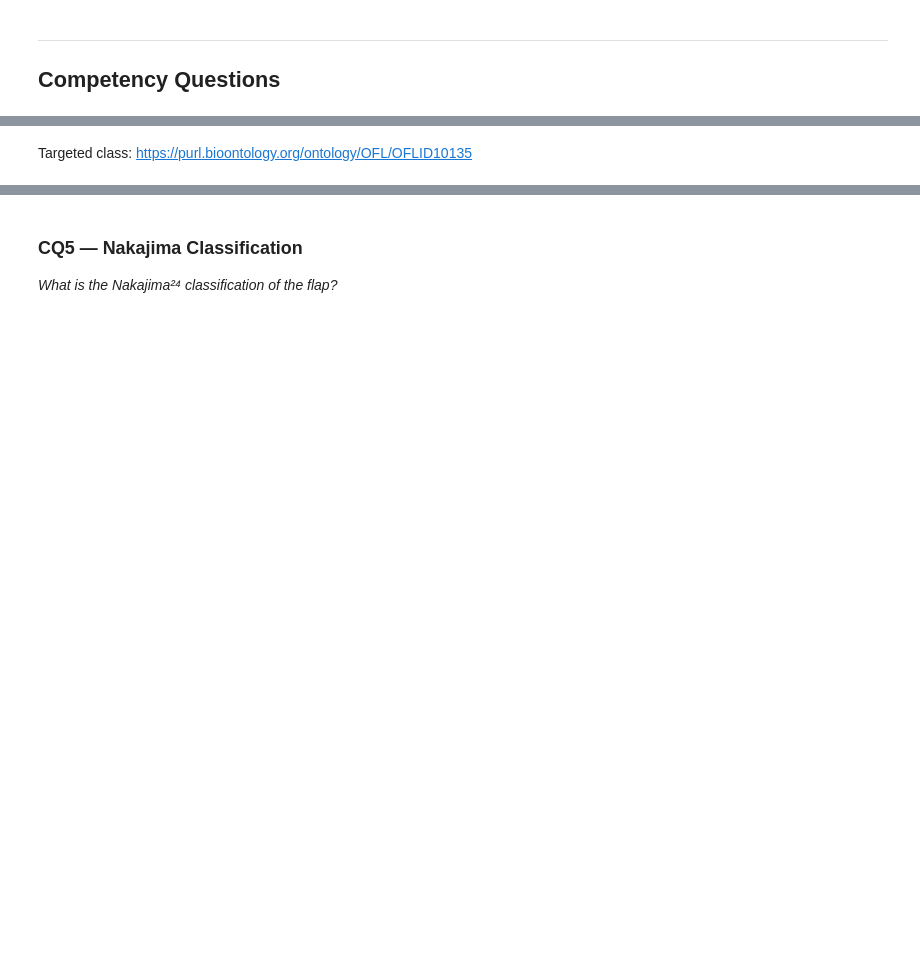
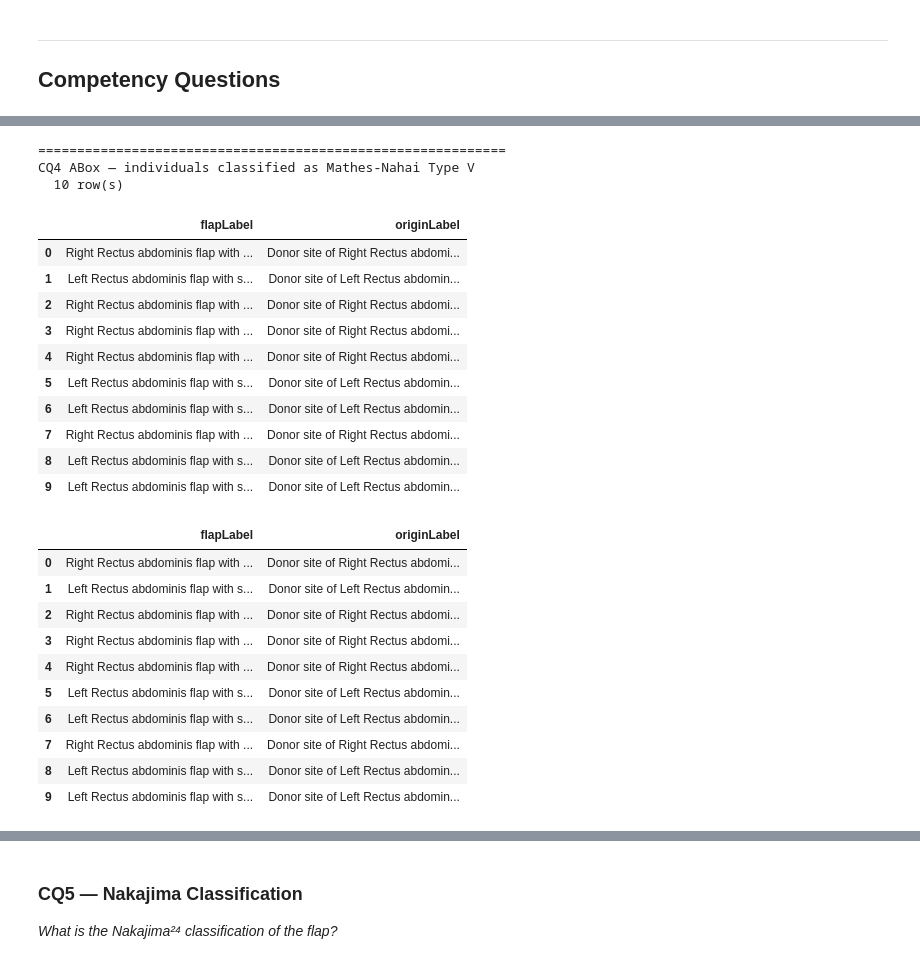
Before and after one commit to Strubbelig/Flap-ontology-project, a Jupyter notebook: notebooks/cq_sparql_queries.ipynb, the cells around one changed output, grey strips where cells are left out. Cells and saved outputs as stored; diff of their text form; code cells hidden in the pictures; blank space fills up the shorter version.

```diff
--- a/notebooks/cq_sparql_queries.ipynb
+++ b/notebooks/cq_sparql_queries.ipynb
@@ -226,12 +263,40 @@ WHERE {
 # %%
-run("""
+_cq4a = """
 SELECT ?flapLabel ?originLabel
 WHERE {
+  VALUES ?cls { CLS }
   ?flap rdf:type owl:NamedIndividual ;
+        rdf:type ?cls ;
         ofl:OFLID12003 ?origin .
   OPTIONAL { ?flap   rdfs:label ?flapLabel }
   OPTIONAL { ?origin rdfs:label ?originLabel }
-} ORDER BY ?flapLabel LIMIT 10
-""", title="CQ4 ABox — generated individuals with anatomical origin (sample)")
+} LIMIT 10
+"""
+run(_cq4a.replace("CLS", _cls_vals(OFL.OFLID10135)),
+    title="CQ4 ABox — individuals classified as Mathes-Nahai Type V")
+# %% [output]
+============================================================
+CQ4 ABox — individuals classified as Mathes-Nahai Type V
+  10 row(s)
+|  | flapLabel | originLabel |
+| 0 | Right Rectus abdominis flap with ... | Donor site of Right Rectus abdomi... |
+| 1 | Left Rectus abdominis flap with s... | Donor site of Left Rectus abdomin... |
+| 2 | Right Rectus abdominis flap with ... | Donor site of Right Rectus abdomi... |
+| 3 | Right Rectus abdominis flap with ... | Donor site of Right Rectus abdomi... |
+| 4 | Right Rectus abdominis flap with ... | Donor site of Right Rectus abdomi... |
+| 5 | Left Rectus abdominis flap with s... | Donor site of Left Rectus abdomin... |
+| 6 | Left Rectus abdominis flap with s... | Donor site of Left Rectus abdomin... |
+| 7 | Right Rectus abdominis flap with ... | Donor site of Right Rectus abdomi... |
+| 8 | Left Rectus abdominis flap with s... | Donor site of Left Rectus abdomin... |
+| 9 | Left Rectus abdominis flap with s... | Donor site of Left Rectus abdomin... |
+|  | flapLabel | originLabel |
+| 0 | Right Rectus abdominis flap with ... | Donor site of Right Rectus abdomi... |
+| 1 | Left Rectus abdominis flap with s... | Donor site of Left Rectus abdomin... |
+| 2 | Right Rectus abdominis flap with ... | Donor site of Right Rectus abdomi... |
+| 3 | Right Rectus abdominis flap with ... | Donor site of Right Rectus abdomi... |
+| 4 | Right Rectus abdominis flap with ... | Donor site of Right Rectus abdomi... |
+| 5 | Left Rectus abdominis flap with s... | Donor site of Left Rectus abdomin... |
+| 6 | Left Rectus abdominis flap with s... | Donor site of Left Rectus abdomin... |
+| 7 | Right Rectus abdominis flap with ... | Donor site of Right Rectus abdomi... |
+| 8 | Left Rectus abdominis flap with s... | Donor site of Left Rectus abdomin... |
+| 9 | Left Rectus abdominis flap with s... | Donor site of Left Rectus abdomin... |
-# %% [markdown]
-Targeted class: https://purl.bioontology.org/ontology/OFL/OFLID10135
```
Also changed, not shown: parts of 86 cells of this notebook, 22 other files.
